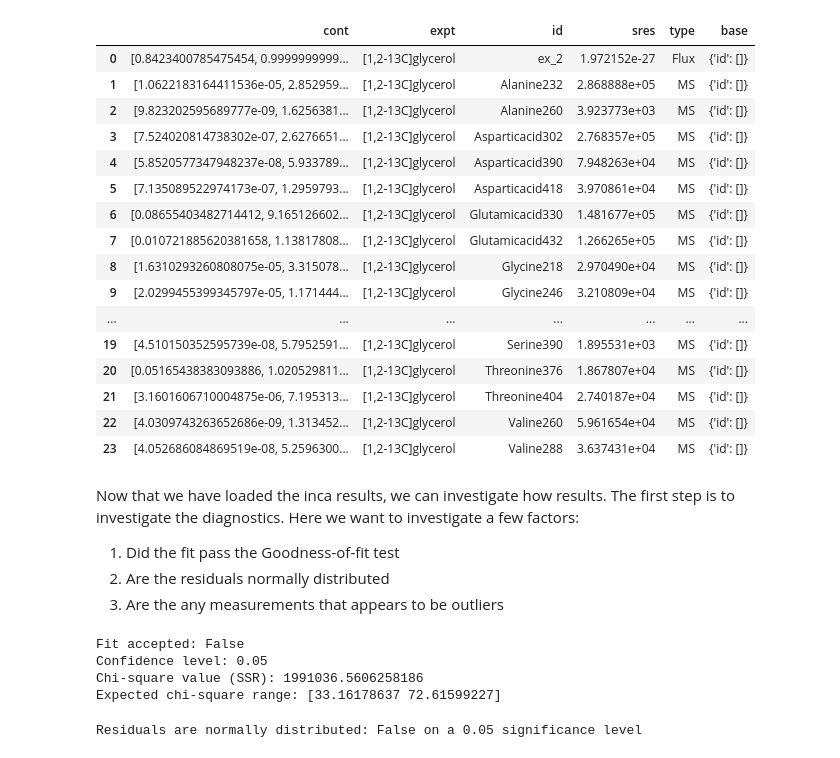
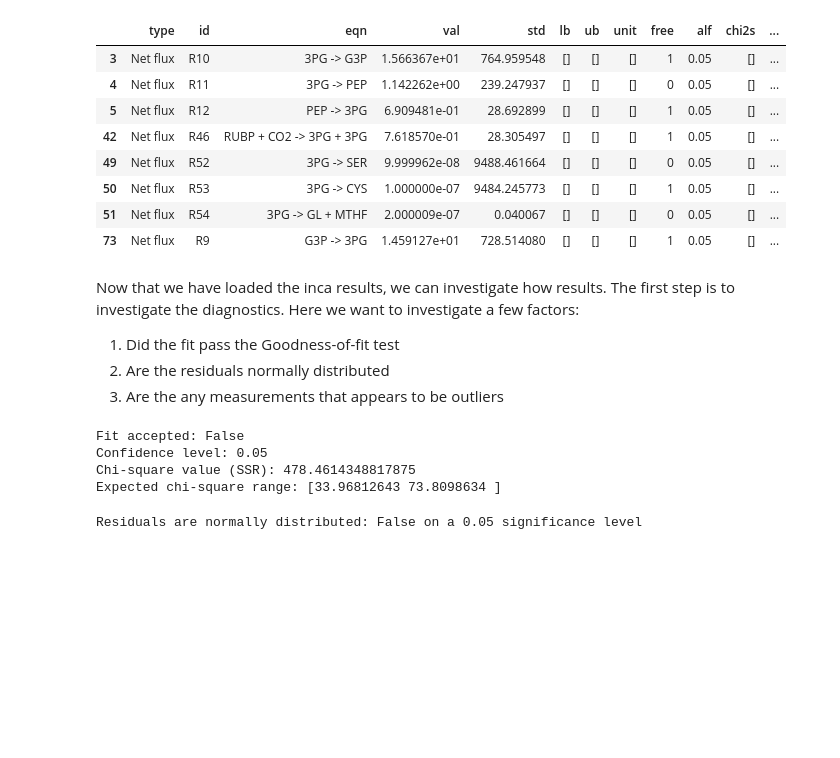
Before and after one commit to biosustain/incawrapper, a Jupyter notebook: docs/examples/Published_data_examples_C_necator.ipynb, the cells around one changed output. Cells and saved outputs as stored; diff of their text form; code cells hidden in the pictures; blank space fills up the shorter version.

Commit message:
WIP: takes long MS measurements input, Clean up missing

```diff
--- a/docs/examples/Published_data_examples_C_necator.ipynb
+++ b/docs/examples/Published_data_examples_C_necator.ipynb
@@ -264,33 +387,25 @@ dict_keys(['atom', 'expt', 'id', 'more', 'sens', 'time', 'type', 'val', 'base'])
-# %%
-res.measurements_and_fit_overview
-# %% [output]
-|  | cont | expt | id | sres | type | base |
-| 0 | [0.8423400785475454, 0.9999999999... | [1,2-13C]glycerol | ex_2 | 1.972152e-27 | Flux | {'id': []} |
-| 1 | [1.0622183164411536e-05, 2.852959... | [1,2-13C]glycerol | Alanine232 | 2.868888e+05 | MS | {'id': []} |
-| 2 | [9.823202595689777e-09, 1.6256381... | [1,2-13C]glycerol | Alanine260 | 3.923773e+03 | MS | {'id': []} |
-| 3 | [7.524020814738302e-07, 2.6276651... | [1,2-13C]glycerol | Asparticacid302 | 2.768357e+05 | MS | {'id': []} |
-| 4 | [5.8520577347948237e-08, 5.933789... | [1,2-13C]glycerol | Asparticacid390 | 7.948263e+04 | MS | {'id': []} |
-| 5 | [7.135089522974173e-07, 1.2959793... | [1,2-13C]glycerol | Asparticacid418 | 3.970861e+04 | MS | {'id': []} |
-| 6 | [0.08655403482714412, 9.165126602... | [1,2-13C]glycerol | Glutamicacid330 | 1.481677e+05 | MS | {'id': []} |
-| 7 | [0.010721885620381658, 1.13817808... | [1,2-13C]glycerol | Glutamicacid432 | 1.266265e+05 | MS | {'id': []} |
-| 8 | [1.6310293260808075e-05, 3.315078... | [1,2-13C]glycerol | Glycine218 | 2.970490e+04 | MS | {'id': []} |
-| 9 | [2.0299455399345797e-05, 1.171444... | [1,2-13C]glycerol | Glycine246 | 3.210809e+04 | MS | {'id': []} |
-| ... | ... | ... | ... | ... | ... | ... |
-| 19 | [4.510150352595739e-08, 5.7952591... | [1,2-13C]glycerol | Serine390 | 1.895531e+03 | MS | {'id': []} |
-| 20 | [0.05165438383093886, 1.020529811... | [1,2-13C]glycerol | Threonine376 | 1.867807e+04 | MS | {'id': []} |
-| 21 | [3.1601606710004875e-06, 7.195313... | [1,2-13C]glycerol | Threonine404 | 2.740187e+04 | MS | {'id': []} |
-| 22 | [4.0309743263652686e-09, 1.313452... | [1,2-13C]glycerol | Valine260 | 5.961654e+04 | MS | {'id': []} |
-| 23 | [4.052686084869519e-08, 5.2596300... | [1,2-13C]glycerol | Valine288 | 3.637431e+04 | MS | {'id': []} |
+# %%
+res.fitdata.fitted_parameters.query("type == 'Net flux'").query("eqn.str.contains('3PG')")
+# %% [output]
+|  | type | id | eqn | val | std | lb | ub | unit | free | alf | chi2s | ... |
+| 3 | Net flux | R10 | 3PG -> G3P | 1.566367e+01 | 764.959548 | [] | [] | [] | 1 | 0.05 | [] | ... |
+| 4 | Net flux | R11 | 3PG -> PEP | 1.142262e+00 | 239.247937 | [] | [] | [] | 0 | 0.05 | [] | ... |
+| 5 | Net flux | R12 | PEP -> 3PG | 6.909481e-01 | 28.692899 | [] | [] | [] | 1 | 0.05 | [] | ... |
+| 42 | Net flux | R46 | RUBP + CO2 -> 3PG + 3PG | 7.618570e-01 | 28.305497 | [] | [] | [] | 1 | 0.05 | [] | ... |
+| 49 | Net flux | R52 | 3PG -> SER | 9.999962e-08 | 9488.461664 | [] | [] | [] | 0 | 0.05 | [] | ... |
+| 50 | Net flux | R53 | 3PG -> CYS | 1.000000e-07 | 9484.245773 | [] | [] | [] | 1 | 0.05 | [] | ... |
+| 51 | Net flux | R54 | 3PG -> GL + MTHF | 2.000009e-07 | 0.040067 | [] | [] | [] | 0 | 0.05 | [] | ... |
+| 73 | Net flux | R9 | G3P -> 3PG | 1.459127e+01 | 728.514080 | [] | [] | [] | 1 | 0.05 | [] | ... |
 # %% [markdown]
 Now that we have loaded the inca results, we can investigate how results. The first step is to investigate the diagnostics. Here we want to investigate a few factors:
 1. Did the fit pass the Goodness-of-fit test
 2. Are the residuals normally distributed
 3. Are the any measurements that appears to be outliers
 # %%
-res.get_goodness_of_fit()
+res.fitdata.get_goodness_of_fit()
 # %% [output]
 Fit accepted: False
 Confidence level: 0.05
-Chi-square value (SSR): 1991036.5606258186
-Expected chi-square range: [33.16178637 72.61599227]
+Chi-square value (SSR): 478.4614348817875
+Expected chi-square range: [33.96812643 73.8098634 ]
 # %%
```
Also changed, not shown: parts of 74 cells of this notebook.
